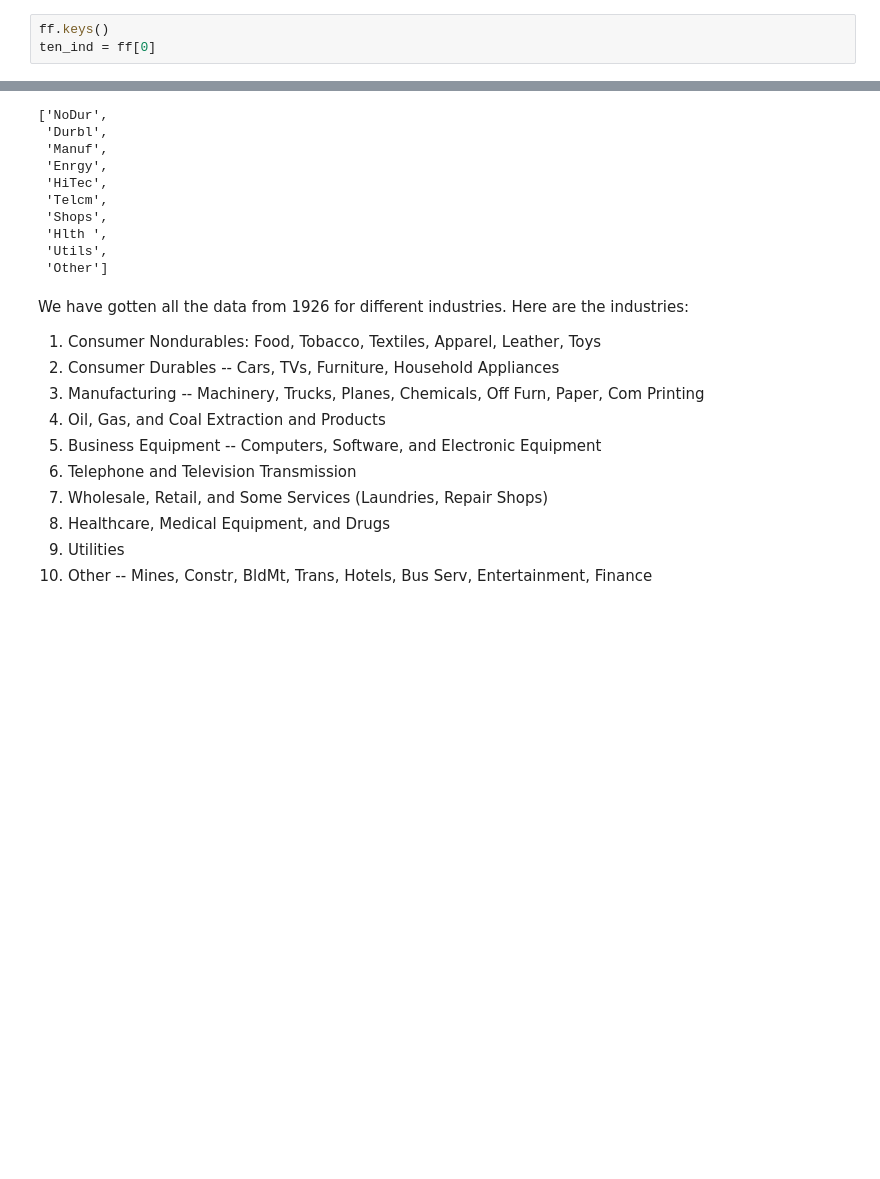
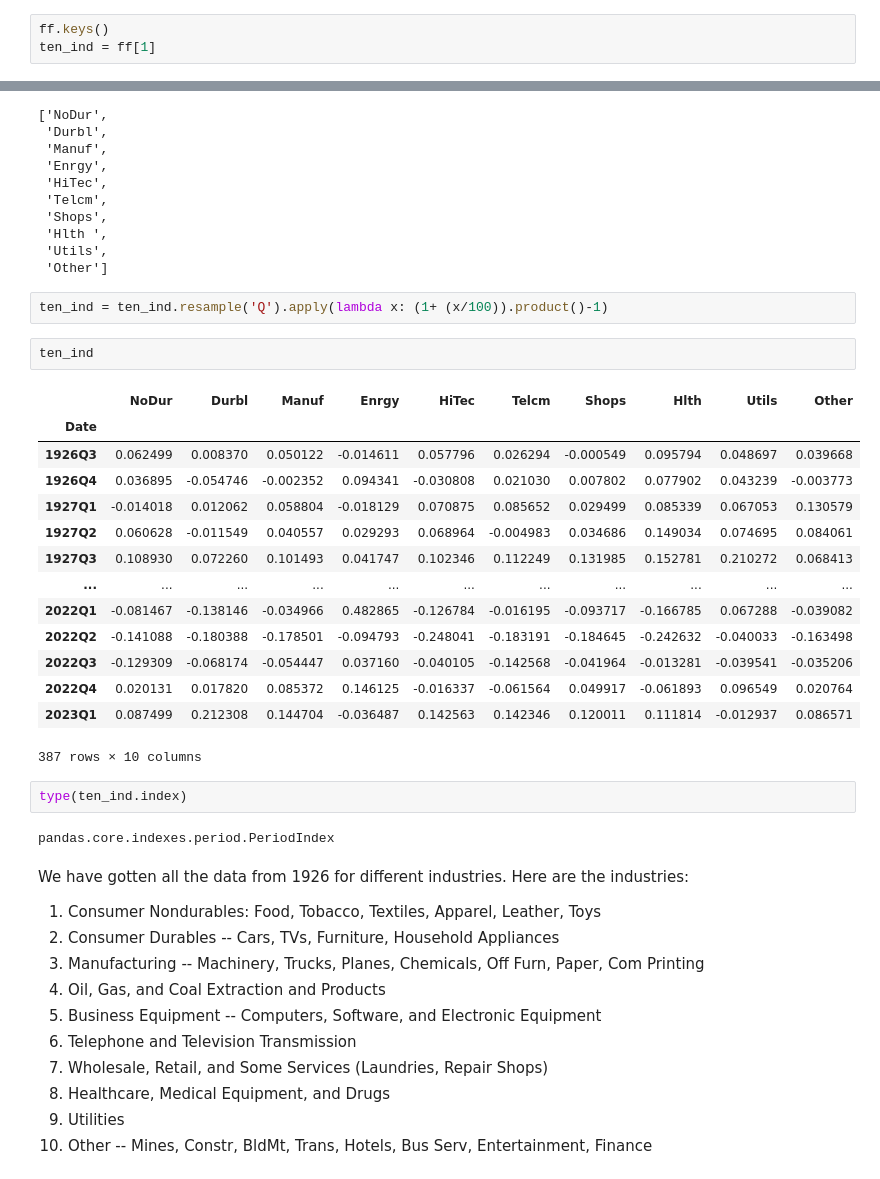
Before and after one commit to vargopal/stockMarket, a Jupyter notebook: F455_project.ipynb, the cells around one changed output, grey strips where cells are left out. Saved outputs shown, nothing was run; the diff lists cells and outputs as text; blank space fills up the shorter version.

```diff
--- a/F455_project.ipynb
+++ b/F455_project.ipynb
@@ -48,4 +49,4 @@ ff.keys()
 dict_keys([0, 1, 2, 3, 4, 5, 6, 7, 'DESCR'])
 # %%
 ff.keys()
-ten_ind = ff[0]
+ten_ind = ff[1]
@@ -79,6 +64,29 @@ industry_name
  'Hlth ',
  'Utils',
  'Other']
+# %%
+ten_ind = ten_ind.resample('Q').apply(lambda x: (1+ (x/100)).product()-1)
+# %%
+ten_ind
+# %% [output]
+|  | NoDur | Durbl | Manuf | Enrgy | HiTec | Telcm | Shops | Hlth | Utils | Other |
+| Date |  |  |  |  |  |  |  |  |  |  |
+| 1926Q3 | 0.062499 | 0.008370 | 0.050122 | -0.014611 | 0.057796 | 0.026294 | -0.000549 | 0.095794 | 0.048697 | 0.039668 |
+| 1926Q4 | 0.036895 | -0.054746 | -0.002352 | 0.094341 | -0.030808 | 0.021030 | 0.007802 | 0.077902 | 0.043239 | -0.003773 |
+| 1927Q1 | -0.014018 | 0.012062 | 0.058804 | -0.018129 | 0.070875 | 0.085652 | 0.029499 | 0.085339 | 0.067053 | 0.130579 |
+| 1927Q2 | 0.060628 | -0.011549 | 0.040557 | 0.029293 | 0.068964 | -0.004983 | 0.034686 | 0.149034 | 0.074695 | 0.084061 |
+| 1927Q3 | 0.108930 | 0.072260 | 0.101493 | 0.041747 | 0.102346 | 0.112249 | 0.131985 | 0.152781 | 0.210272 | 0.068413 |
+| ... | ... | ... | ... | ... | ... | ... | ... | ... | ... | ... |
+| 2022Q1 | -0.081467 | -0.138146 | -0.034966 | 0.482865 | -0.126784 | -0.016195 | -0.093717 | -0.166785 | 0.067288 | -0.039082 |
+| 2022Q2 | -0.141088 | -0.180388 | -0.178501 | -0.094793 | -0.248041 | -0.183191 | -0.184645 | -0.242632 | -0.040033 | -0.163498 |
+| 2022Q3 | -0.129309 | -0.068174 | -0.054447 | 0.037160 | -0.040105 | -0.142568 | -0.041964 | -0.013281 | -0.039541 | -0.035206 |
+| 2022Q4 | 0.020131 | 0.017820 | 0.085372 | 0.146125 | -0.016337 | -0.061564 | 0.049917 | -0.061893 | 0.096549 | 0.020764 |
+| 2023Q1 | 0.087499 | 0.212308 | 0.144704 | -0.036487 | 0.142563 | 0.142346 | 0.120011 | 0.111814 | -0.012937 | 0.086571 |
+387 rows × 10 columns
+# %%
+type(ten_ind.index)
+# %% [output]
+pandas.core.indexes.period.PeriodIndex
 # %% [markdown]
 We have gotten all the data from 1926 for different industries. Here are the industries:
 1. Consumer Nondurables: Food, Tobacco, Textiles, Apparel, Leather, Toys
```
Also changed, not shown: parts of 10 cells of this notebook.
